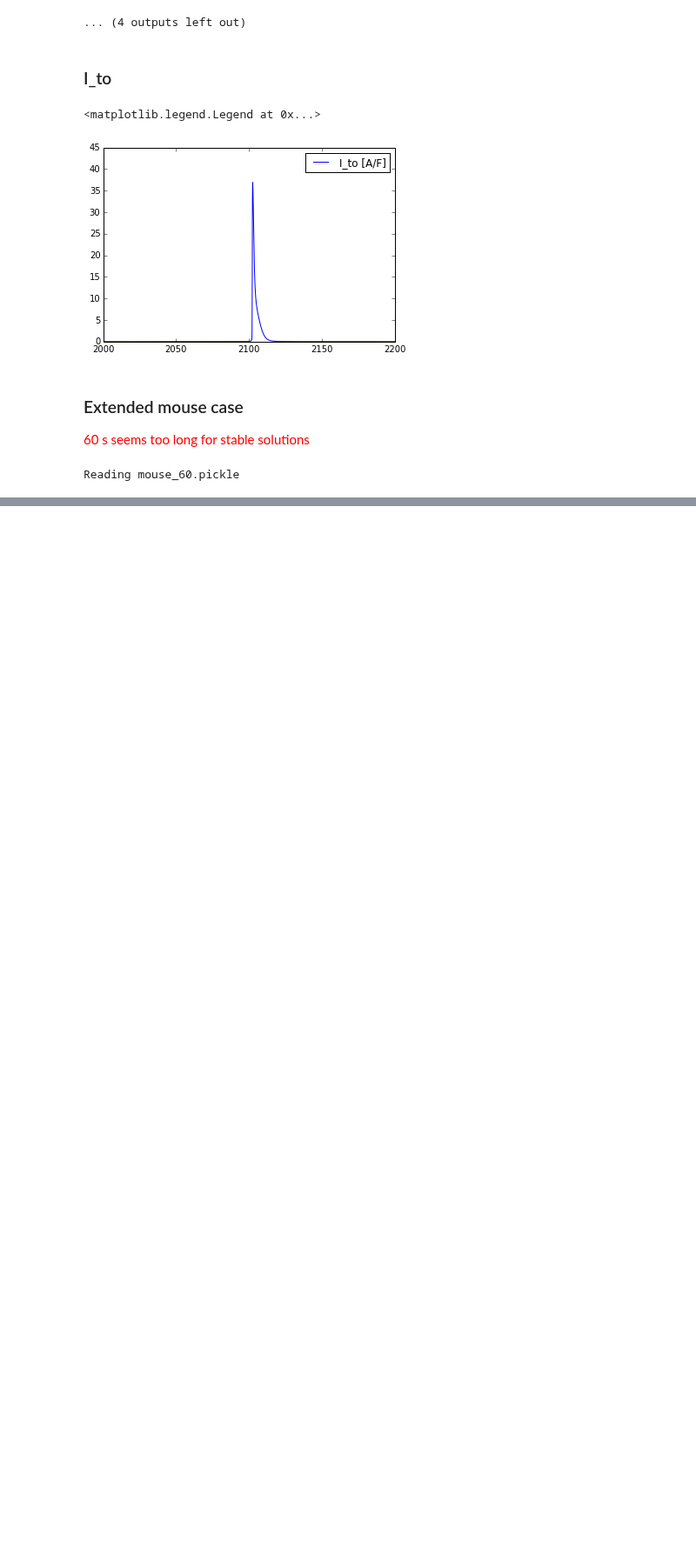
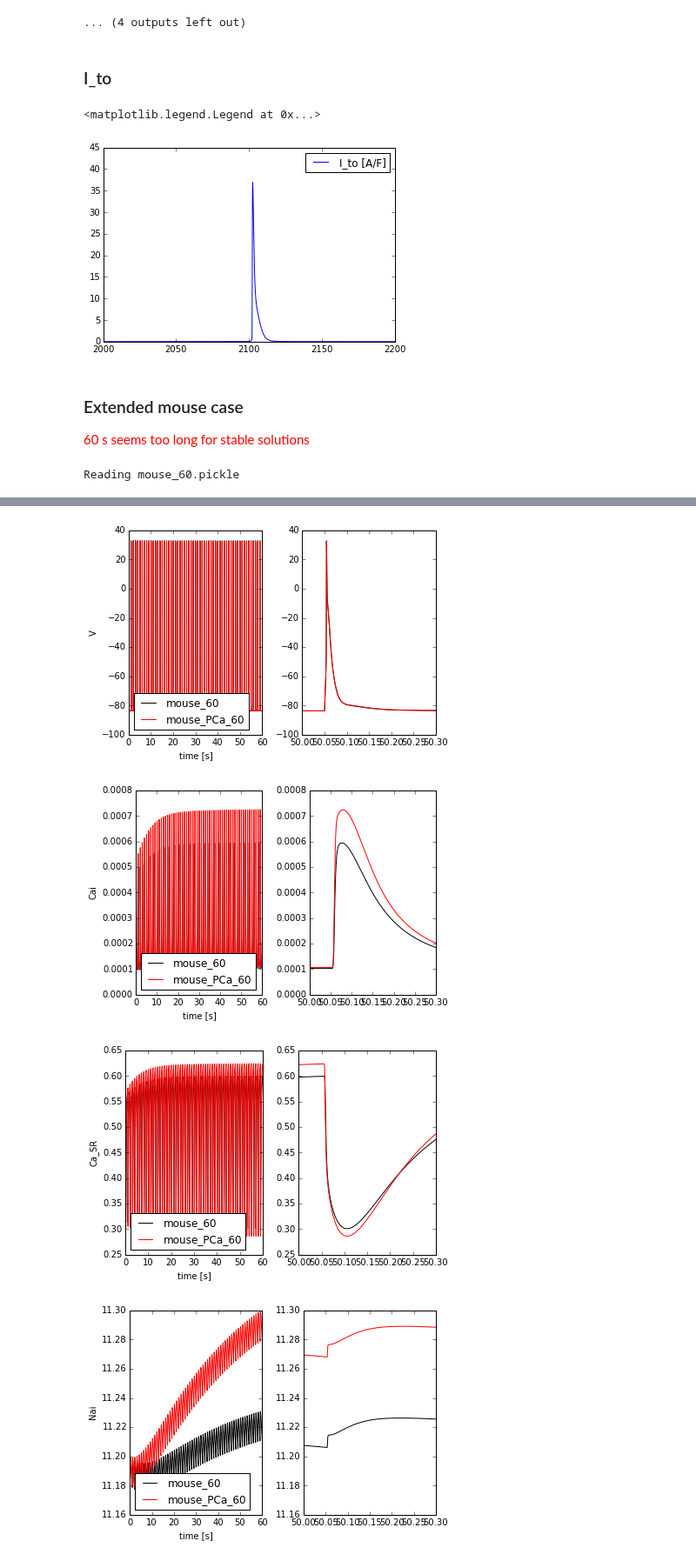
Before and after one commit to huskeypm/wholecell, a Jupyter notebook: morotti_rabbit_compare.ipynb, the cells around one changed output, grey strips where cells are left out. Shown at 87% size. Saved outputs shown, nothing was run; the diff lists cells and outputs as text; code cells hidden in the pictures; blank space fills up the shorter version.

```diff
--- a/morotti_rabbit_compare.ipynb
+++ b/morotti_rabbit_compare.ipynb
@@ -160,0 +166,6 @@ for i,state in enumerate(states):
+# %%
+caseExtendedIncr = empty()
+caseExtendedIncr.caseName = "mouse_PCa_60"
+caseExtendedIncr.fileName = caseExtendedIncr.caseName+".pickle"
+caseExtendedIncr.data = ao.readPickle(caseExtendedIncr.fileName)
+#cases[case.caseName] = case
@@ -160,0 +178,15 @@ for i,state in enumerate(states):
+# %%
+root="/net/share/shared/papers/despa/"
+states = ["V", "Cai", "Ca_SR","Nai"]
+for i,state in enumerate(states):
+        ao.PlotPickleData(caseExtended.data,data2=caseExtendedIncr.data,idxName=state,
+                          ylabel=state,trange=[50e3,50.3e3],
+                          case1legend=caseExtended.caseName,
+                          case2legend=caseExtendedIncr.caseName)
+        plt.tight_layout()
+        plt.gcf().savefig(root+"baseline_vs_IncrPCa_"+"_%s"%state+".png")
+# %% [output]
+[figure, added]
+[figure, added]
+[figure, added]
+[figure, added]
```
Also changed, not shown: parts of 4 cells of this notebook.
